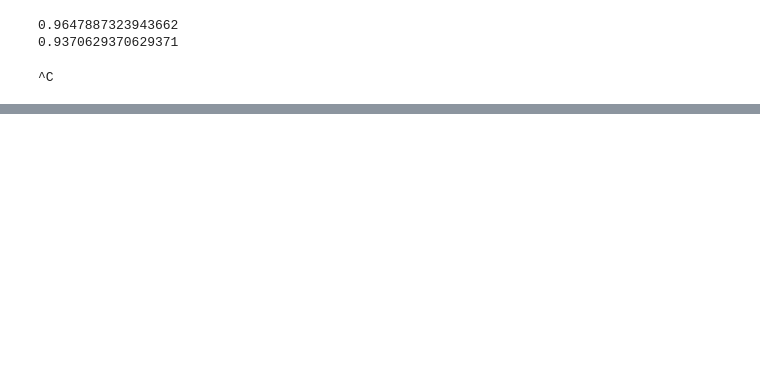
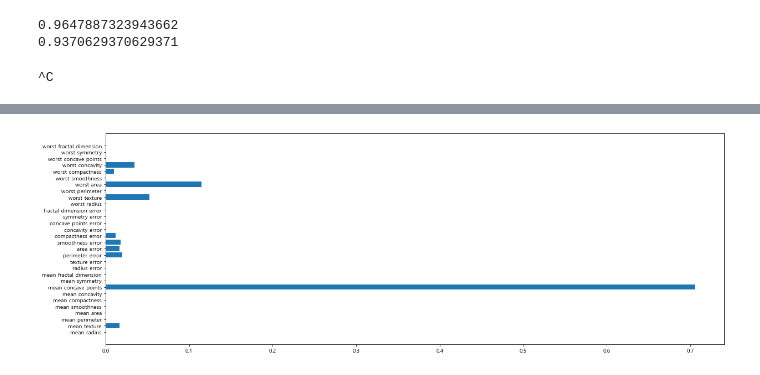
Before and after one commit to JJongSSu/Study, a Jupyter notebook: AI/4일차/결정트리.ipynb, the cells around one changed output, grey strips where cells are left out. Cells and saved outputs as stored; diff of their text form; code cells hidden in the pictures; blank space fills up the shorter version.

```diff
--- a/AI/4일차/결정트리.ipynb
+++ b/AI/4일차/결정트리.ipynb
@@ -62,0 +92,6 @@ display(graphviz.Source(dot_graph))
+# %%
+plt.figure(figsize=(20,7))
+plt.barh(cancer["feature_names"], model.feature_importances_)
+plt.show()
+# %% [output]
+[figure, added]
```
Also changed, not shown: parts of 4 cells of this notebook, 1 other file.
